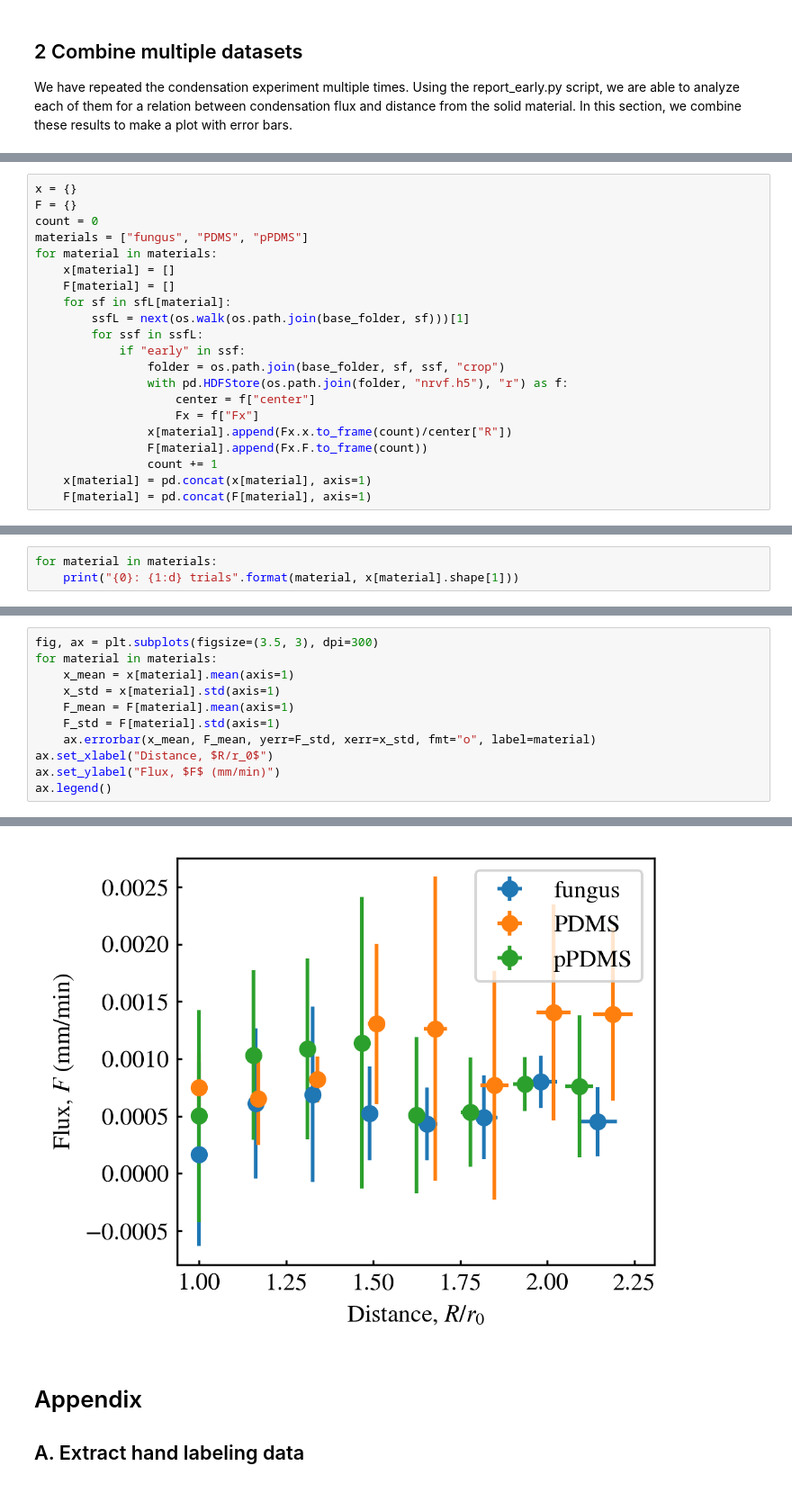
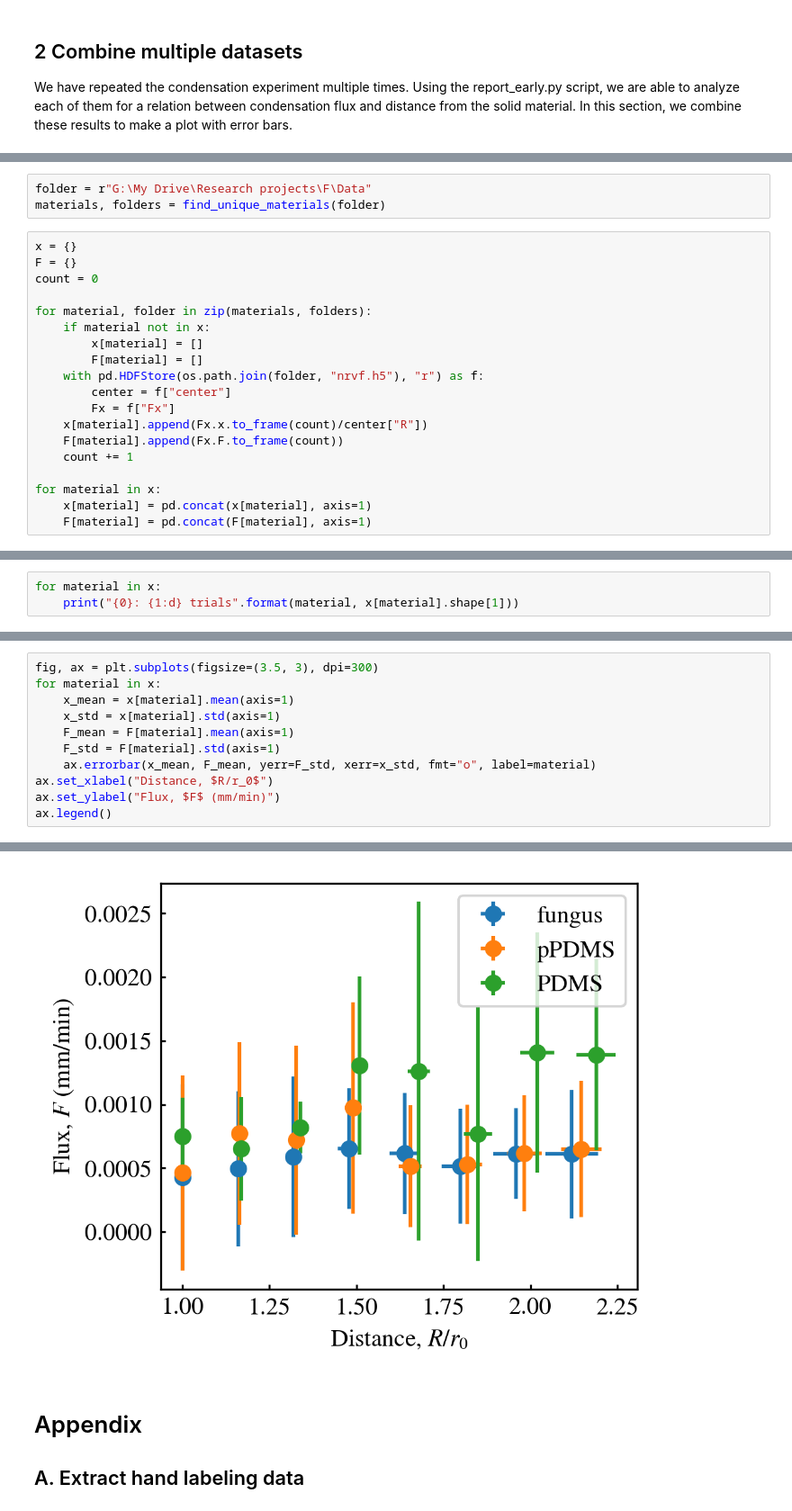
Before and after one commit to ZLoverty/F, a Jupyter notebook: Code/Condensation_flux.ipynb, the cells around one changed output, grey strips where cells are left out. Shown at 90% size. Saved outputs shown, nothing was run; the diff lists cells and outputs as text.

Commit message:
process data before 05272025

```diff
--- a/Code/Condensation_flux.ipynb
+++ b/Code/Condensation_flux.ipynb
@@ -350,21 +366,22 @@ sfL["pPDMS"] = ["03172025"]
+# %%
+folder = r"G:\My Drive\Research projects\F\Data"
+materials, folders = find_unique_materials(folder)
 # %%
 x = {}
 F = {}
 count = 0
-materials = ["fungus", "PDMS", "pPDMS"]
-for material in materials:
-    x[material] = []
-    F[material] = []
-    for sf in sfL[material]:
-        ssfL = next(os.walk(os.path.join(base_folder, sf)))[1]
-        for ssf in ssfL:
-            if "early" in ssf:
-                folder = os.path.join(base_folder, sf, ssf, "crop")
-                with pd.HDFStore(os.path.join(folder, "nrvf.h5"), "r") as f:
-                    center = f["center"]
-                    Fx = f["Fx"]
-                x[material].append(Fx.x.to_frame(count)/center["R"])
-                F[material].append(Fx.F.to_frame(count))
-                count += 1
+
+for material, folder in zip(materials, folders):
+    if material not in x:
+        x[material] = []
+        F[material] = []
+    with pd.HDFStore(os.path.join(folder, "nrvf.h5"), "r") as f:
+        center = f["center"]
+        Fx = f["Fx"]
+    x[material].append(Fx.x.to_frame(count)/center["R"])
+    F[material].append(Fx.F.to_frame(count))
+    count += 1
+
+for material in x:
     x[material] = pd.concat(x[material], axis=1)
     F[material] = pd.concat(F[material], axis=1)
@@ -371,4 +392,4 @@ for material in materials:
 # %%
-for material in materials:
+for material in x:
     print("{0}: {1:d} trials".format(material, x[material].shape[1]))
 # %% [output]
@@ -378,17 +399,17 @@ pPDMS: 4 trials
 # %%
 fig, ax = plt.subplots(figsize=(3.5, 3), dpi=300)
-for material in materials:
+for material in x:
     x_mean = x[material].mean(axis=1)
     x_std = x[material].std(axis=1)
     F_mean = F[material].mean(axis=1)
     F_std = F[material].std(axis=1)
     ax.errorbar(x_mean, F_mean, yerr=F_std, xerr=x_std, fmt="o", label=material)
 ax.set_xlabel("Distance, $R/r_0$")
 ax.set_ylabel("Flux, $F$ (mm/min)")
 ax.legend()
 # %% [output]
 <matplotlib.legend.Legend at 0x...>
-[figure, old version]
+[figure, new version]
 # %% [markdown]
 # Appendix
 
```
Also changed, not shown: parts of 5 cells of this notebook, 2 other files.
